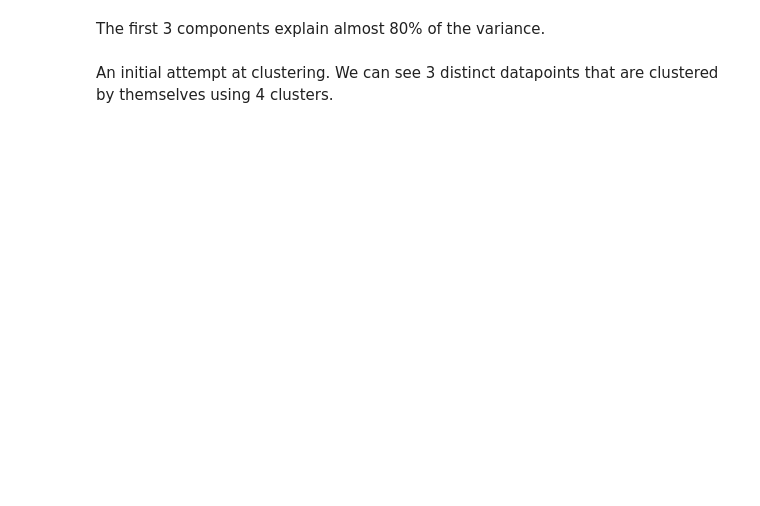
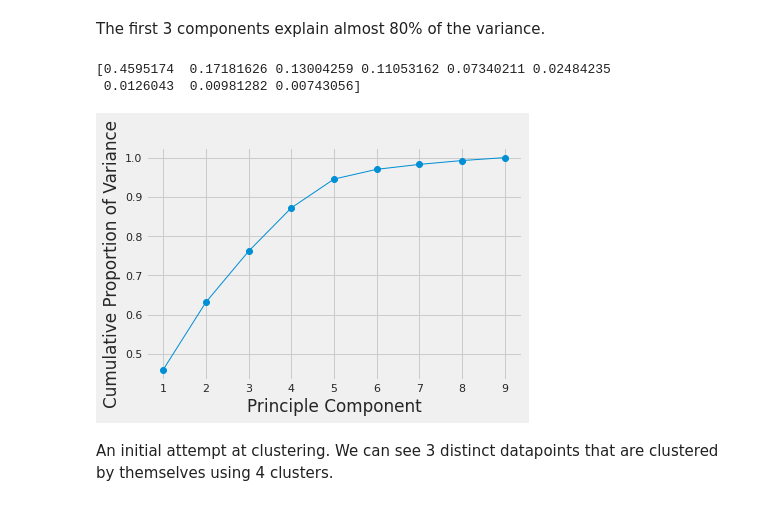
Before and after one commit to 392781/Country-Clustering-Analysis, a Jupyter notebook: country_clustering.ipynb, the cells around one changed output. Saved outputs shown, nothing was run; the diff lists cells and outputs as text; code cells hidden in the pictures; blank space fills up the shorter version.

```diff
--- a/country_clustering.ipynb
+++ b/country_clustering.ipynb
@@ -52,9 +82,14 @@ The first 3 components explain almost 80% of the variance.
 # %%
 country_data_scaled = scale(country_data)
 country_pca = PCA()
-df = country_pca.fit_transform(country_data_scaled)
+pca = country_pca.fit_transform(country_data_scaled)
 plt.plot(np.arange(1,10), np.cumsum(country_pca.explained_variance_ratio_), 'o-', linewidth='1');
 plt.xlabel('Principle Component');
 plt.ylabel('Cumulative Proportion of Variance');
+print(country_pca.explained_variance_ratio_)
+# %% [output]
+[0.4595174  0.17181626 0.13004259 0.11053162 0.07340211 0.02484235
+ 0.0126043  0.00981282 0.00743056]
+[figure, added]
 # %% [markdown]
 An initial attempt at clustering.  We can see 3 distinct datapoints that are clustered by themselves using 4 clusters.
```
Also changed, not shown: parts of 9 cells of this notebook.
